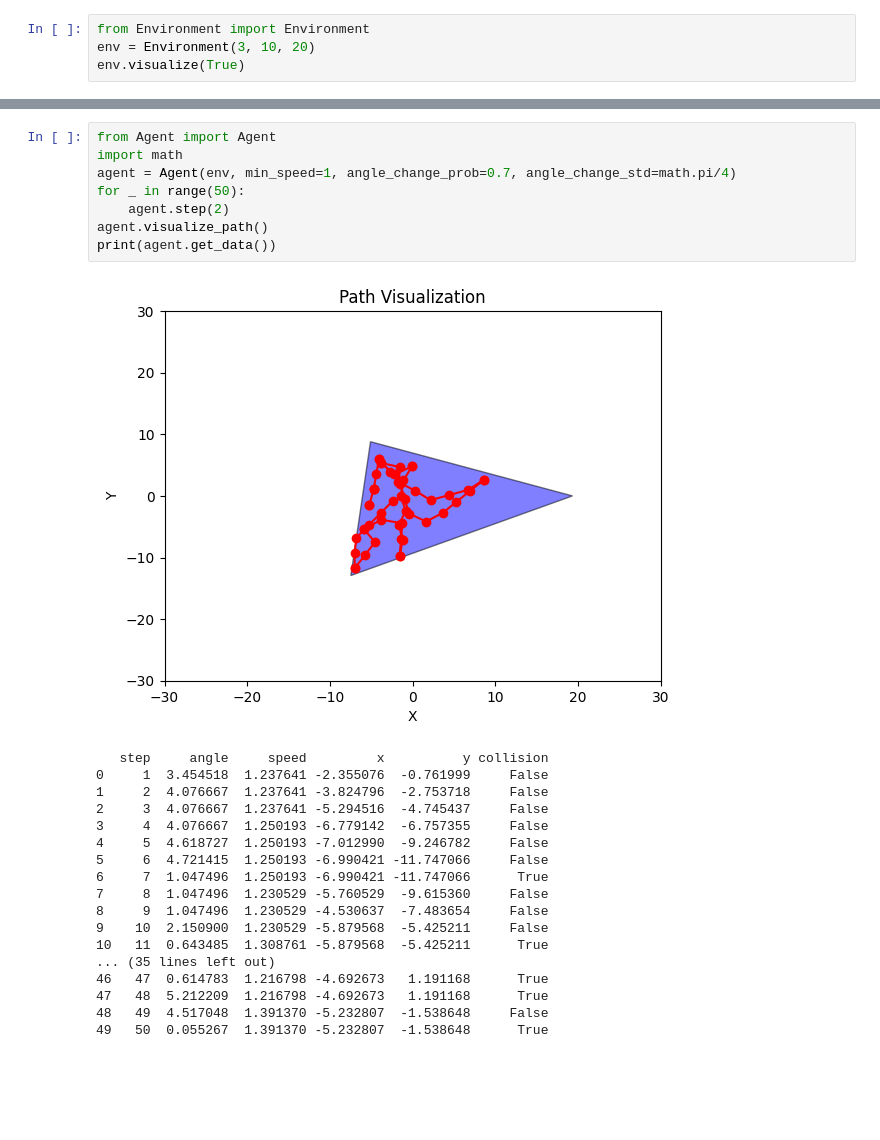
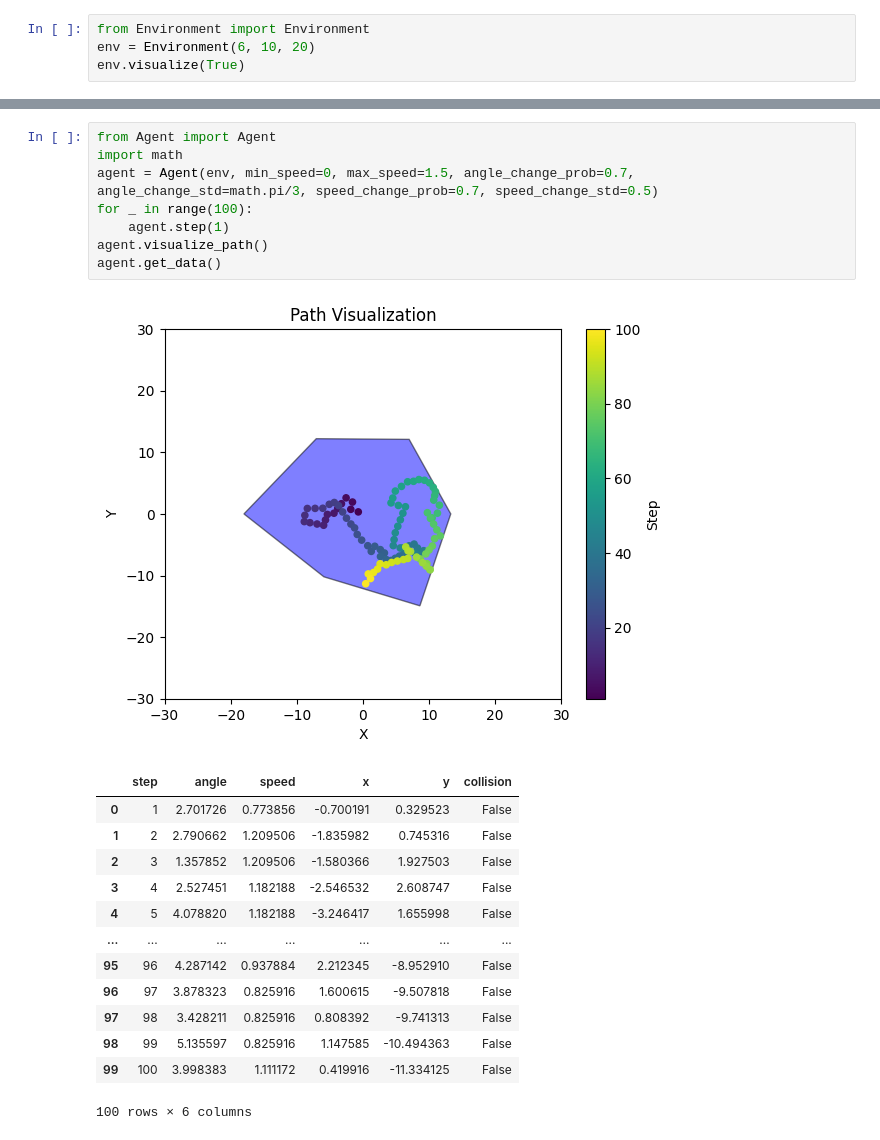
Before and after one commit to GAtemROU/rnn-path-integration, a Jupyter notebook: data_generation/data_env_tester.ipynb, the cells around one changed output, grey strips where cells are left out. Drawn from its saved outputs; the diff is of its cells as text; blank space fills up the shorter version.

Commit message:
data generation done'

```diff
--- a/data_generation/data_env_tester.ipynb
+++ b/data_generation/data_env_tester.ipynb
@@ -1,5 +1,5 @@
 # %%
 from Environment import Environment
-env = Environment(3, 10, 20)
+env = Environment(6, 10, 20)
 env.visualize(True)
 # %% [output]
@@ -7,27 +7,23 @@ env.visualize(True)
 # %%
 from Agent import Agent
 import math
-agent = Agent(env, min_speed=1, angle_change_prob=0.7, angle_change_std=math.pi/4)
-for _ in range(50):
-    agent.step(2)
+agent = Agent(env, min_speed=0, max_speed=1.5, angle_change_prob=0.7, angle_change_std=math.pi/3, speed_change_prob=0.7, speed_change_std=0.5)
+for _ in range(100):
+    agent.step(1)
 agent.visualize_path()
-print(agent.get_data())
+agent.get_data()
 # %% [output]
-[figure, old version]
+[figure, new version]
+|  | step | angle | speed | x | y | collision |
+| 0 | 1 | 2.701726 | 0.773856 | -0.700191 | 0.329523 | False |
+| 1 | 2 | 2.790662 | 1.209506 | -1.835982 | 0.745316 | False |
+| 2 | 3 | 1.357852 | 1.209506 | -1.580366 | 1.927503 | False |
+| 3 | 4 | 2.527451 | 1.182188 | -2.546532 | 2.608747 | False |
+| 4 | 5 | 4.078820 | 1.182188 | -3.246417 | 1.655998 | False |
+| ... | ... | ... | ... | ... | ... | ... |
+| 95 | 96 | 4.287142 | 0.937884 | 2.212345 | -8.952910 | False |
+| 96 | 97 | 3.878323 | 0.825916 | 1.600615 | -9.507818 | False |
+| 97 | 98 | 3.428211 | 0.825916 | 0.808392 | -9.741313 | False |
+| 98 | 99 | 5.135597 | 0.825916 | 1.147585 | -10.494363 | False |
+| 99 | 100 | 3.998383 | 1.111172 | 0.419916 | -11.334125 | False |
-   step     angle     speed         x          y collision
-0     1  3.454518  1.237641 -2.355076  -0.761999     False
-1     2  4.076667  1.237641 -3.824796  -2.753718     False
-2     3  4.076667  1.237641 -5.294516  -4.745437     False
-3     4  4.076667  1.250193 -6.779142  -6.757355     False
-4     5  4.618727  1.250193 -7.012990  -9.246782     False
-5     6  4.721415  1.250193 -6.990421 -11.747066     False
-6     7  1.047496  1.250193 -6.990421 -11.747066      True
-7     8  1.047496  1.230529 -5.760529  -9.615360     False
-8     9  1.047496  1.230529 -4.530637  -7.483654     False
-9    10  2.150900  1.230529 -5.879568  -5.425211     False
-10   11  0.643485  1.308761 -5.879568  -5.425211      True
-... (35 lines left out)
-46   47  0.614783  1.216798 -4.692673   1.191168      True
-47   48  5.212209  1.216798 -4.692673   1.191168      True
-48   49  4.517048  1.391370 -5.232807  -1.538648     False
-49   50  0.055267  1.391370 -5.232807  -1.538648      True
+100 rows × 6 columns
```
Also changed, not shown: parts of 2 cells of this notebook, 5 other files.
